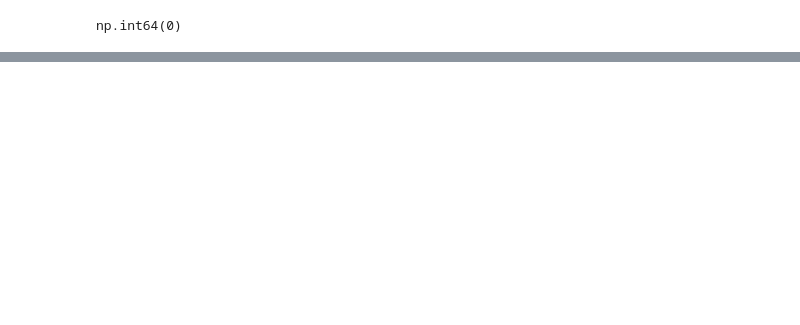
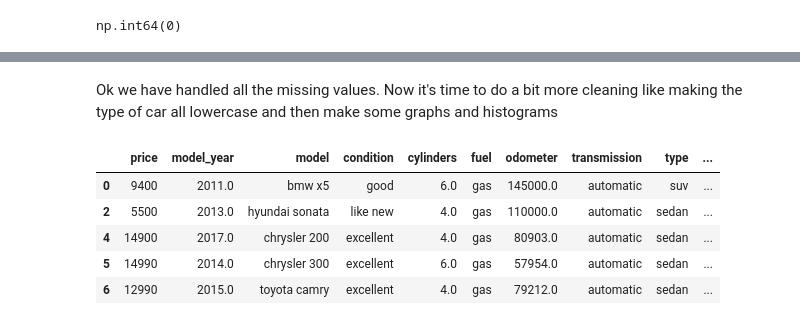
Before and after one commit to jojorocoder/drhorrible, a Jupyter notebook: notebooks/EDA.ipynb, the cells around one changed output, grey strips where cells are left out. Saved outputs shown, nothing was run; the diff lists cells and outputs as text; code cells hidden in the pictures; blank space fills up the shorter version.

```diff
--- a/notebooks/EDA.ipynb
+++ b/notebooks/EDA.ipynb
@@ -81,0 +105,4 @@ np.int64(0)
+# %%
+df['cylinders'] = pd.to_numeric(df['cylinders'])
+df.dropna(subset=['cylinders'], inplace=True)
+df['cylinders'].isna().sum()
@@ -81,0 +111,4 @@ np.int64(0)
+# %%
+# I have a bit of a dilemma concerning the odometer. I don't want to just eliminate NaN values but I would not know a safe replacement. Two options I'm thinking of are dropna() or just fillna() with "Unknown"
+df.dropna(subset=['odometer'], inplace=True)
+df['odometer'].isna().sum()
@@ -81,0 +117,3 @@ np.int64(0)
+# %%
+df['paint_color'] = df['paint_color'].fillna('not_listed')
+df['paint_color'].isna().sum()
@@ -81,0 +122,3 @@ np.int64(0)
+# %%
+df['is_4wd'] = df['is_4wd'].replace(1, "yes",).fillna('no')
+df.head()
@@ -81,0 +149,12 @@ np.int64(0)
+# %% [markdown]
+Ok we have handled all the missing values. Now it's time to do a bit more cleaning like making the type of car all lowercase and then make some graphs and histograms
+# %%
+df['type'] = df['type'].str.lower()
+df.head()
+# %% [output]
+|  | price | model_year | model | condition | cylinders | fuel | odometer | transmission | type | ... |
+| 0 | 9400 | 2011.0 | bmw x5 | good | 6.0 | gas | 145000.0 | automatic | suv | ... |
+| 2 | 5500 | 2013.0 | hyundai sonata | like new | 4.0 | gas | 110000.0 | automatic | sedan | ... |
+| 4 | 14900 | 2017.0 | chrysler 200 | excellent | 4.0 | gas | 80903.0 | automatic | sedan | ... |
+| 5 | 14990 | 2014.0 | chrysler 300 | excellent | 6.0 | gas | 57954.0 | automatic | sedan | ... |
+| 6 | 12990 | 2015.0 | toyota camry | excellent | 4.0 | gas | 79212.0 | automatic | sedan | ... |
```
Also changed, not shown: parts of 16 cells of this notebook, 1 other file.
